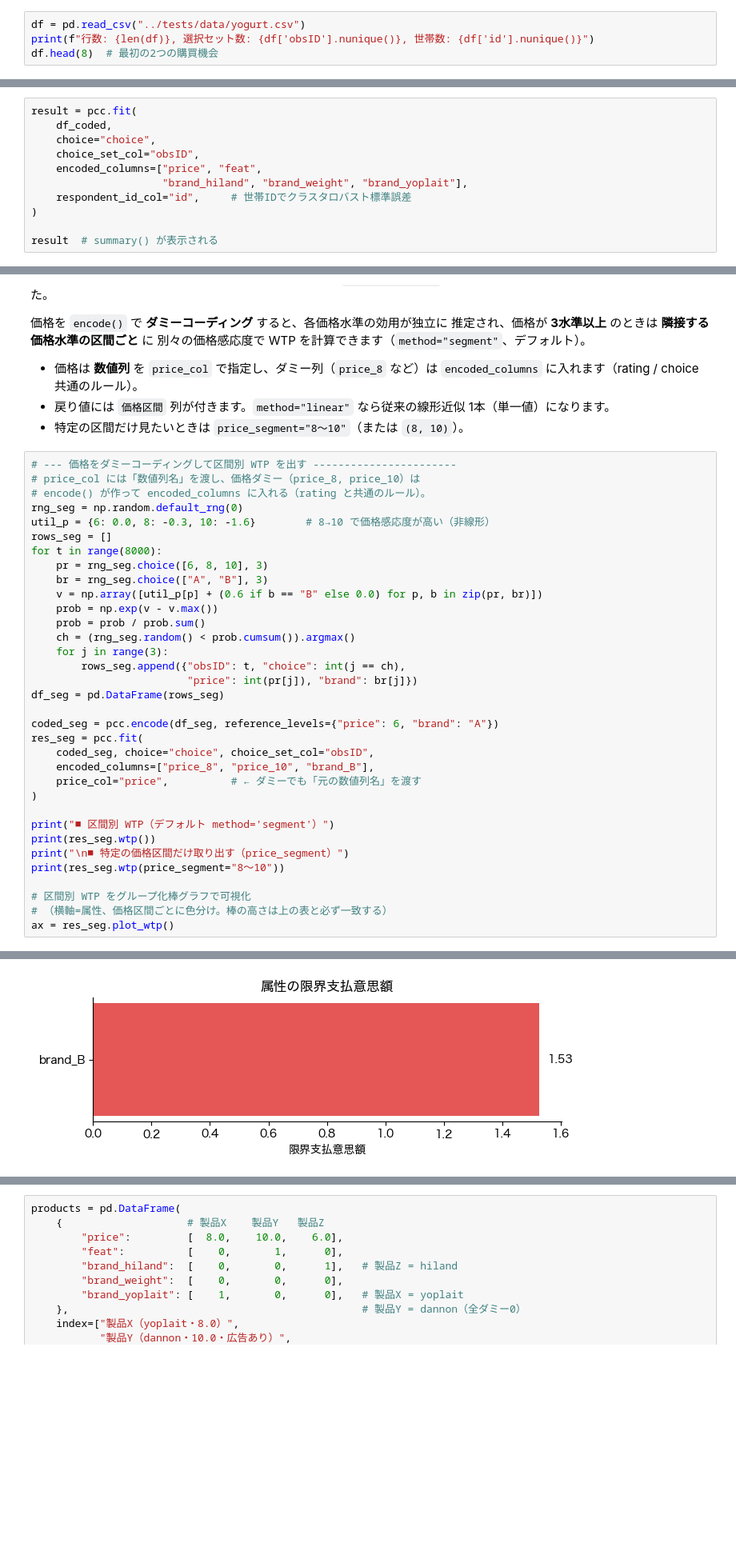
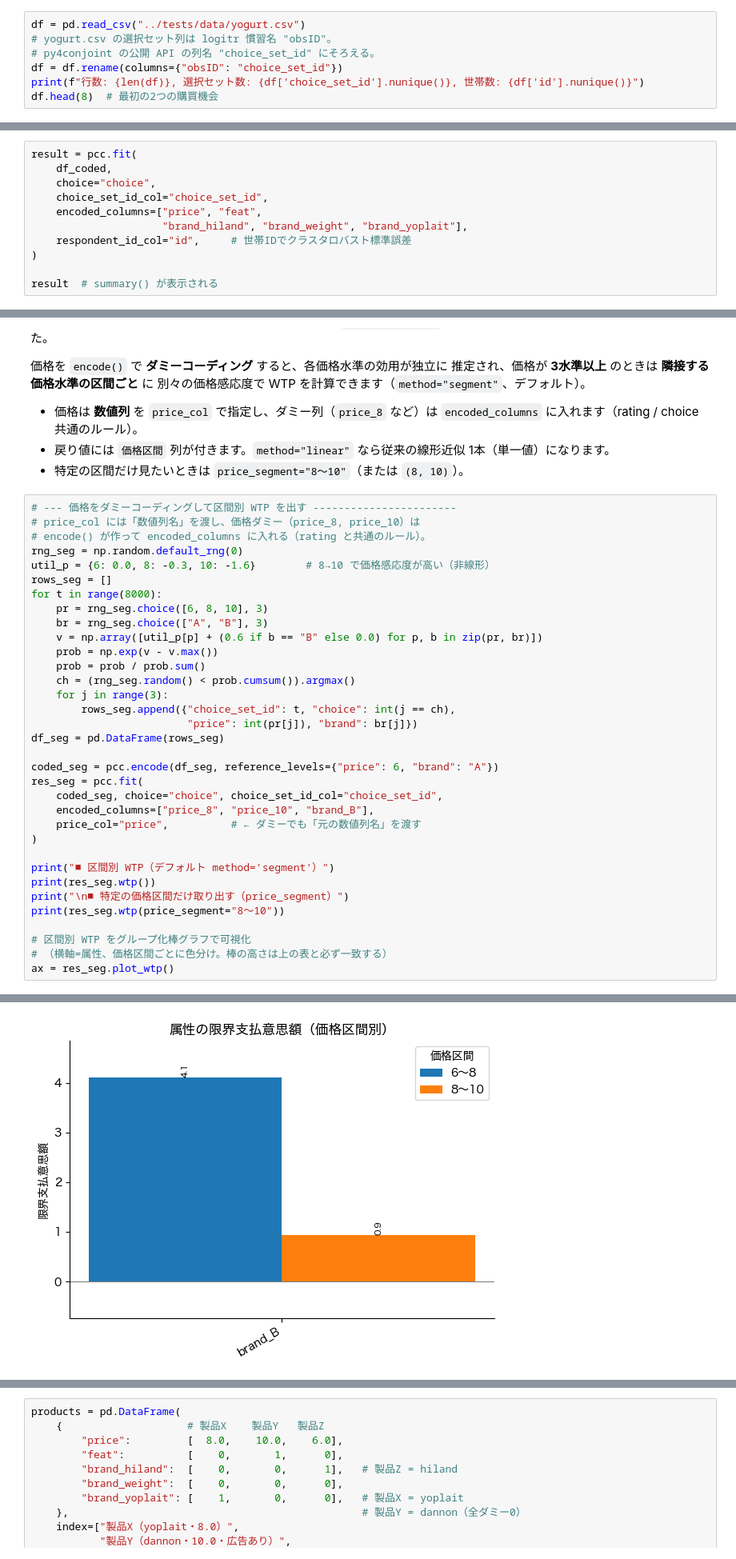
Before and after one commit to Py4Conjoint/py4conjoint, a Jupyter notebook: examples/overview_choice.ipynb, the cells around one changed output, grey strips where cells are left out. Shown at 80% size. Saved outputs shown, nothing was run; the diff lists cells and outputs as text; blank space fills up the shorter version.

```diff
--- a/examples/overview_choice.ipynb
+++ b/examples/overview_choice.ipynb
@@ -252,7 +252,10 @@ df_forms.head(6)
 | `brand` | ブランド（dannon / hiland / weight / yoplait） |
 # %%
 df = pd.read_csv("../tests/data/yogurt.csv")
-print(f"行数: {len(df)}, 選択セット数: {df['obsID'].nunique()}, 世帯数: {df['id'].nunique()}")
+# yogurt.csv の選択セット列は logitr 慣習名 "obsID"。
+# py4conjoint の公開 API の列名 "choice_set_id" にそろえる。
+df = df.rename(columns={"obsID": "choice_set_id"})
+print(f"行数: {len(df)}, 選択セット数: {df['choice_set_id'].nunique()}, 世帯数: {df['id'].nunique()}")
 df.head(8)  # 最初の2つの購買機会
 # %% [output]
 行数: 9648, 選択セット数: 2412, 世帯数: 100
@@ -336,7 +371,7 @@ $$P(j) = \frac{\exp(V_j)}{\sum_k \exp(V_k)}, \qquad V_j = \beta_1 x_{j1} + \beta
 result = pcc.fit(
     df_coded,
     choice="choice",
-    choice_set_col="obsID",
+    choice_set_id_col="choice_set_id",
     encoded_columns=["price", "feat",
                      "brand_hiland", "brand_weight", "brand_yoplait"],
     respondent_id_col="id",     # 世帯IDでクラスタロバスト標準誤差
@@ -476,37 +511,37 @@ for t in range(8000):
     prob = prob / prob.sum()
     ch = (rng_seg.random() < prob.cumsum()).argmax()
     for j in range(3):
-        rows_seg.append({"obsID": t, "choice": int(j == ch),
+        rows_seg.append({"choice_set_id": t, "choice": int(j == ch),
                          "price": int(pr[j]), "brand": br[j]})
 df_seg = pd.DataFrame(rows_seg)
 
 coded_seg = pcc.encode(df_seg, reference_levels={"price": 6, "brand": "A"})
 res_seg = pcc.fit(
-    coded_seg, choice="choice", choice_set_col="obsID",
+    coded_seg, choice="choice", choice_set_id_col="choice_set_id",
     encoded_columns=["price_8", "price_10", "brand_B"],
     price_col="price",          # ← ダミーでも「元の数値列名」を渡す
 )
 
 print("■ 区間別 WTP（デフォルト method='segment'）")
 print(res_seg.wtp())
 print("\n■ 特定の価格区間だけ取り出す（price_segment）")
 print(res_seg.wtp(price_segment="8〜10"))
 
 # 区間別 WTP をグループ化棒グラフで可視化
 # （横軸=属性、価格区間ごとに色分け。棒の高さは上の表と必ず一致する）
 ax = res_seg.plot_wtp()
 # %% [output]
 ■ 区間別 WTP（デフォルト method='segment'）
            価格区間        係数   限界支払意思額
 属性（符号化列名）
 brand_B     6〜8  0.579164  4.103764
 brand_B    8〜10  0.579164  0.936759
 
 ■ 特定の価格区間だけ取り出す（price_segment）
            価格区間        係数   限界支払意思額
 属性（符号化列名）
 brand_B    8〜10  0.579164  0.936759
-[figure, old version]
+[figure, new version]
 # %% [markdown]
 ## 12. `result.market_share()` — 市場シェア予測
 
```
Also changed, not shown: parts of 10 cells of this notebook, 15 other files.
